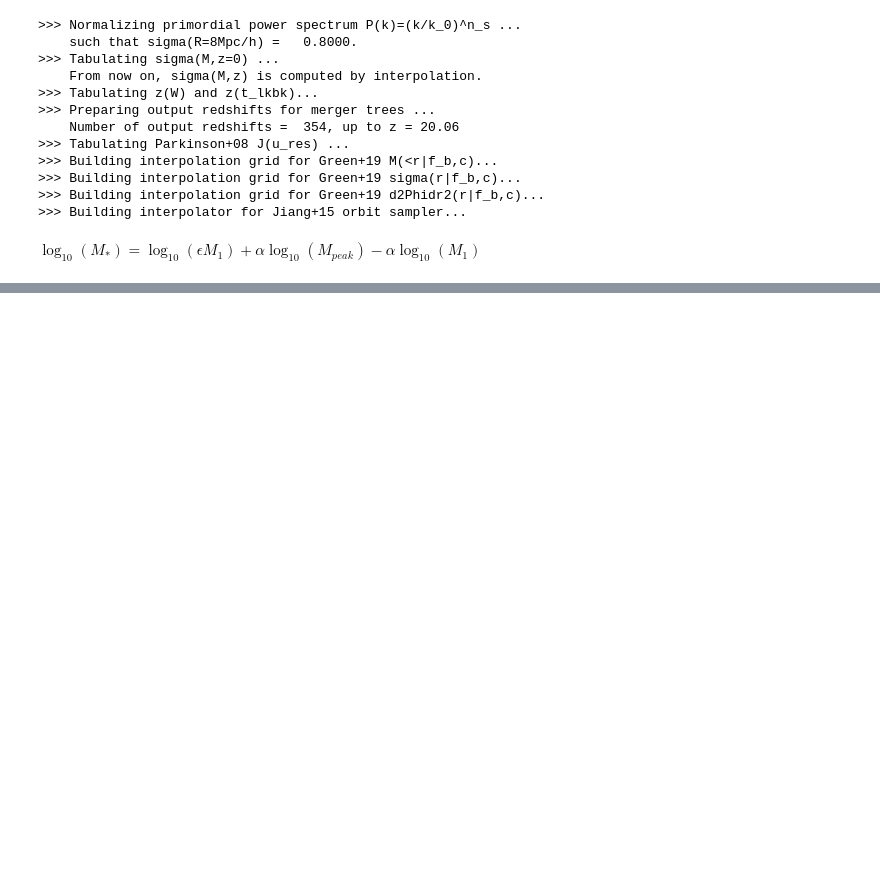
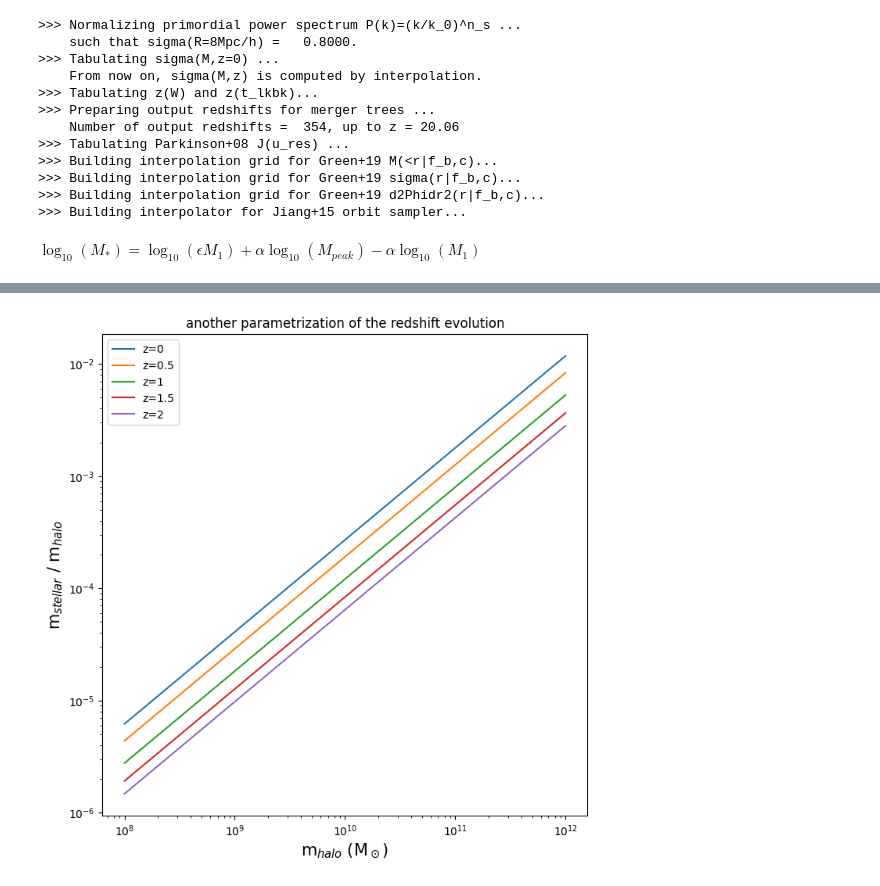
Before and after one commit to jsmonzon/SatGen, a Jupyter notebook: notebooks/SHMR.ipynb, the cells around one changed output, grey strips where cells are left out. Drawn from its saved outputs; the diff is of its cells as text; code cells hidden in the pictures; blank space fills up the shorter version.

```diff
--- a/notebooks/SHMR.ipynb
+++ b/notebooks/SHMR.ipynb
@@ -64,0 +93,42 @@ plt.show()
+# %%
+def SHMR_zevo(Mv, z):
+
+    log_e = -1.5
+    a = 1.82
+    lgMs = log_e + np.log10(10**(12.5)) + a*np.log10(Mv) - a*np.log10(10**(12.5))
+
+    az = 1./(1.+z)
+    x = np.exp(-4.*az**2)
+
+    return lgMs - x
+
+
+SHMR_test_0 = 10**(SHMR_zevo(halo_masses, 0))/halo_masses
+
+SHMR_test_1 = 10**(SHMR_zevo(halo_masses, 0.5))/halo_masses
+
+SHMR_test_2 = 10**(SHMR_zevo(halo_masses, 1))/halo_masses
+
+SHMR_test_3 = 10**(SHMR_zevo(halo_masses, 1.5))/halo_masses
+
+SHMR_test_4 = 10**(SHMR_zevo(halo_masses, 2))/halo_masses
+# %%
+plt.figure(figsize=(8, 8))
+
+plt.title("another parametrization of the redshift evolution")
+#plt.plot(halo_masses, SHMR_test, ls=":", label="deterministic")
+plt.plot(halo_masses, SHMR_test_0, label="z=0")
+plt.plot(halo_masses, SHMR_test_1, label="z=0.5")
+plt.plot(halo_masses, SHMR_test_2, label="z=1")
+plt.plot(halo_masses, SHMR_test_3, label="z=1.5")
+plt.plot(halo_masses, SHMR_test_4,  label="z=2")
+
+plt.xscale("log")
+plt.yscale("log")
+plt.ylabel("m$_{stellar}$ / m$_{halo}$", fontsize=15)
+plt.xlabel("m$_{halo}$ (M$_\odot$)", fontsize=15)
+plt.legend()
+plt.savefig("../figures/SHMR_scatter.png")
+plt.show()
+# %% [output]
+[figure, added]
```
Also changed, not shown: parts of 7 cells of this notebook, 3 other files.
